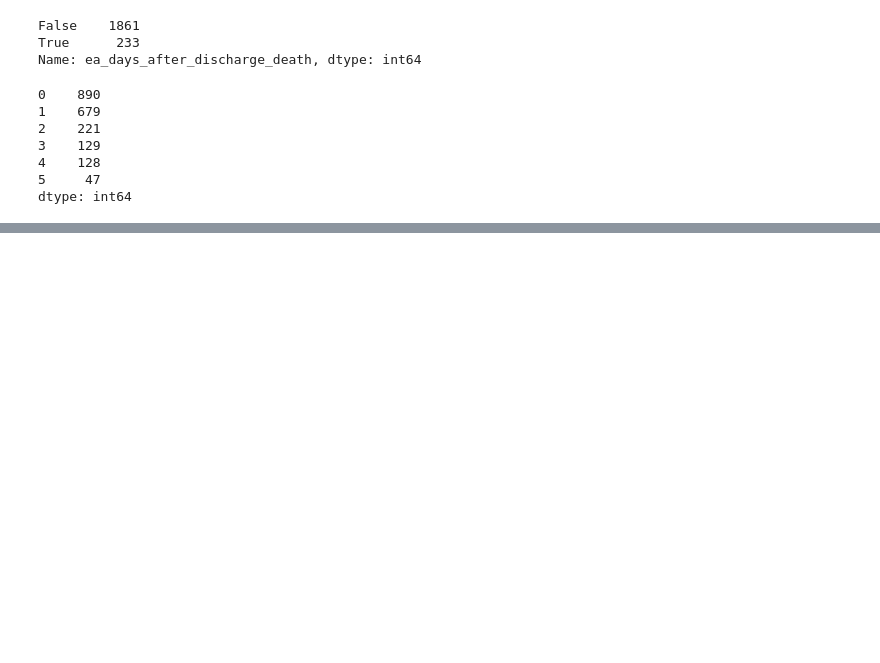
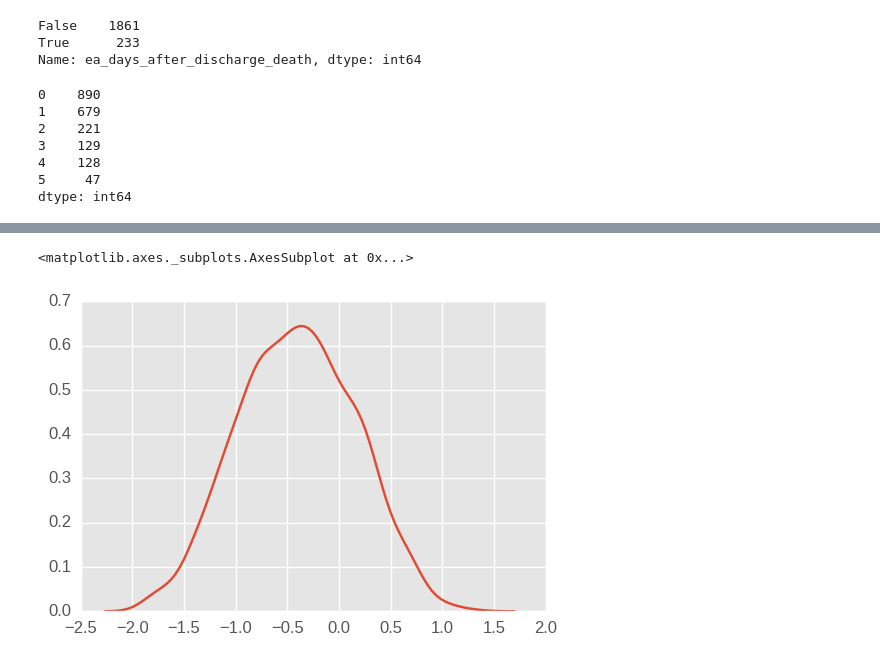
Before and after one commit to yhtgrace/echo, a Jupyter notebook: notebooks/161213_modeling_TB.ipynb, the cells around one changed output, grey strips where cells are left out. Cells and saved outputs as stored; diff of their text form; code cells hidden in the pictures; blank space fills up the shorter version.

```diff
--- a/notebooks/161213_modeling_TB.ipynb
+++ b/notebooks/161213_modeling_TB.ipynb
@@ -216,0 +251,5 @@ convergence, Rhat=1).
+# %%
+sns.kdeplot(model_fit.extract('beta_fluid')['beta_fluid'])
+# %% [output]
+<matplotlib.axes._subplots.AxesSubplot at 0x...>
+[figure, added]
```
Also changed, not shown: parts of 127 cells of this notebook.
